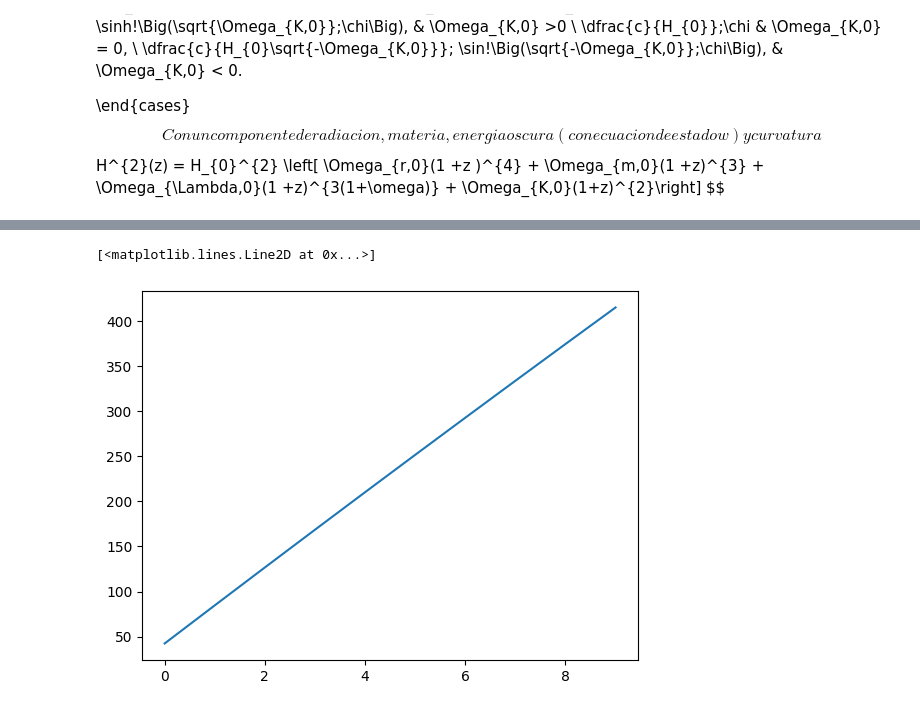
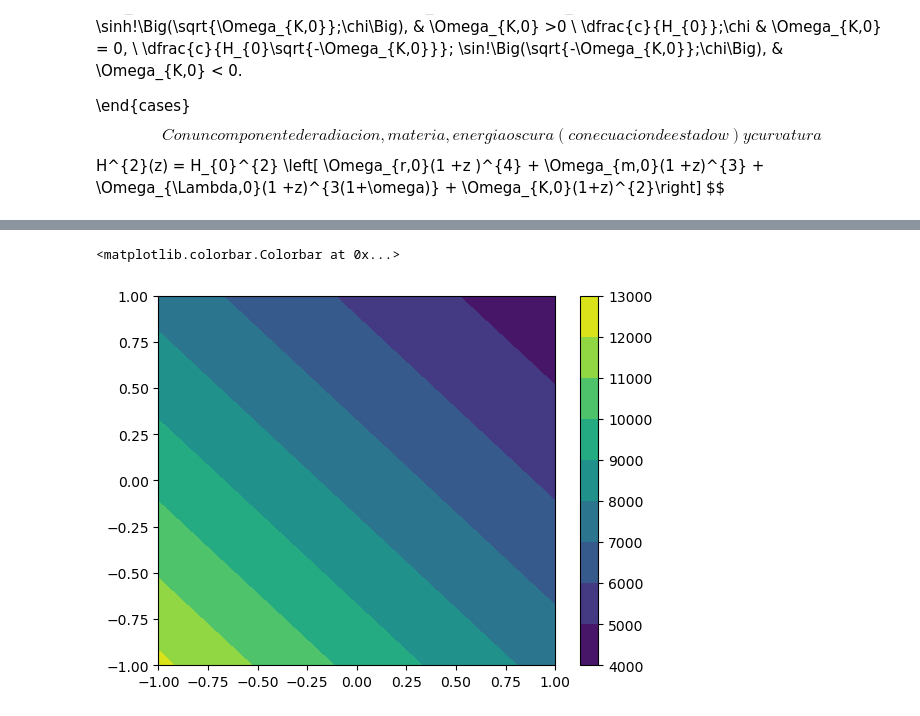
Before and after one commit to Mazroj/Cosmology_spring_25, a Jupyter notebook: tareas/tarea_1.ipynb, the cells around one changed output, grey strips where cells are left out. Drawn from its saved outputs; the diff is of its cells as text; code cells hidden in the pictures.

Commit message:
plot

```diff
--- a/tareas/tarea_1.ipynb
+++ b/tareas/tarea_1.ipynb
@@ -46,26 +46,37 @@ def H2_z(z,omega_m, omega_lambda):
 def omega_k(omega_m, omega_lambda):
     return 1 - omega_m -omega_lambda
 
-def E_z(z):
-    return np.sqrt(H2_z(z, omega_lambda=0.7, omega_m=0.3))/h0
+def E_z(z,  omega_m, omega_lambda):
+    return np.sqrt(H2_z(z, omega_lambda, omega_m))/h0
 
-def chi(z):
+def chi(z,omega_m, omega_lambda):
 
     dz = np.diff(z)[-1]
-    return np.cumsum(dz/E_z(z))
+    return np.cumsum(dz/E_z(z, omega_m, omega_lambda))[-1]
 
 def f_k(z, omega_lambda, omega_m):
 
 
-    f = np.zeros(shape=(omega_m, omega_lambda))
+    f = np.zeros(shape=(len(omega_m), len(omega_lambda)))
+    # print(f)
 
-    o_k = omega_k(omega_m, omega_lambda)
+    for i in range(len(omega_m)):
+        for j in range(len(omega_lambda)):
 
-    if o_k < 0:
-        return c/(h0* np.sqrt(-o_k)) *np.sin(np.sqrt(-o_k)* chi(z))
+            o_k = omega_k(omega_m[i], omega_lambda[j])
+            # print(o_k)
 
-    if o_k == 0:
-        return c/(h0) *chi(z)
+            if o_k < 0:
+                term1 = c/(h0* np.sqrt(-o_k)) *np.sin(np.sqrt(-o_k)* chi(z,omega_m, omega_lambda))
 
-    if o_k > 0:
-        return c/(h0* np.sqrt(o_k)) *np.sinh(np.sqrt(o_k)* chi(z))
+            if o_k == 0:
+                term1 = c/(h0) *chi(z,omega_m, omega_lambda)
+
+            if o_k > 0:
+                term1 =  c/(h0* np.sqrt(o_k)) *np.sinh(np.sqrt(o_k)* chi(z,omega_m, omega_lambda))
+
+            f[i,j] =  term1
+            # print(term1)
+            # print(f)
+
+    return f
@@ -73,6 +89,6 @@ def f_k(z, omega_lambda, omega_m):
 omega_m = np.linspace(-1, 1, 100)
 omega_lambda = np.linspace(-1,1, 100)
 # %%
-z = np.arange(0.001,3,0.001)
-fk = f_k(z,omega_k(omega_m, omega_lambda))
+z = np.linspace(0.001,3,100)
+fk = f_k(z,omega_m, omega_lambda)
 # %% [output]
@@ -80,5 +128,6 @@ ValueError: The truth value of an array with more than one element is ambiguous.
 # %%
-plt.plot(fk)
+plt.contourf(omega_m, omega_lambda ,fk)
+plt.colorbar()
 # %% [output]
-[<matplotlib.lines.Line2D at 0x...>]
+<matplotlib.colorbar.Colorbar at 0x...>
-[figure, old version]
+[figure, new version]
```
Also changed, not shown: parts of 6 cells of this notebook.
